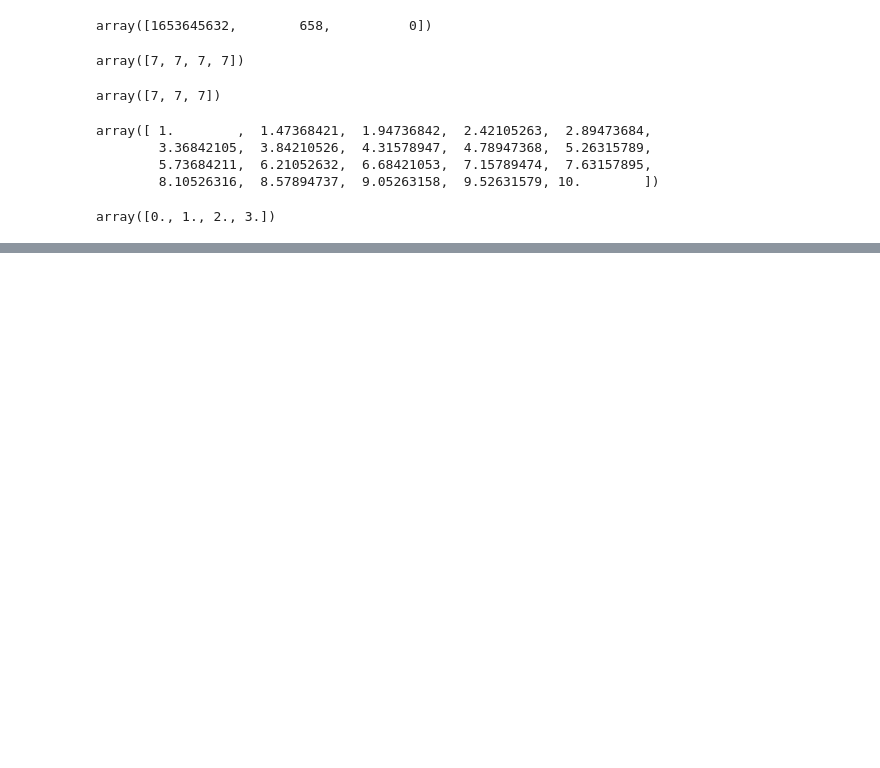
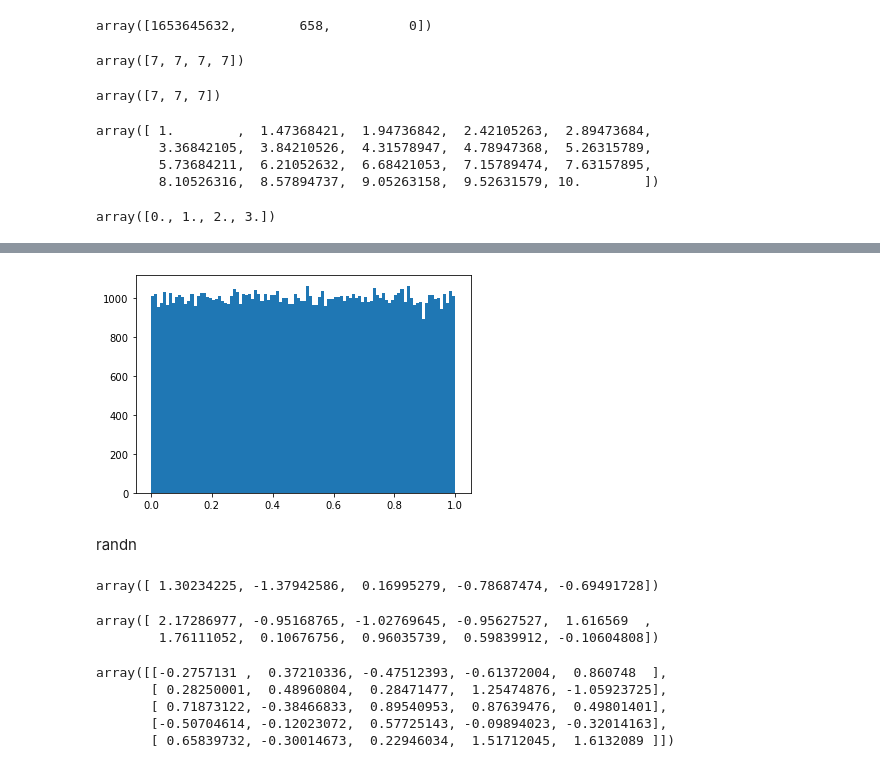
Before and after one commit to MevlutYildiz77/Numpy, a Jupyter notebook: numpy_in_class.ipynb, the cells around one changed output, grey strips where cells are left out. Drawn from its saved outputs; the diff is of its cells as text; code cells hidden in the pictures; blank space fills up the shorter version.

```diff
--- a/numpy_in_class.ipynb
+++ b/numpy_in_class.ipynb
@@ -127,0 +206,25 @@ array([0., 1., 2., 3.])
+# %%
+arr = np.random.rand(99999)
+plt.hist(arr, bins=100) # bin = çubuk sayısı
+plt.show()
+# %% [output]
+[figure, added]
+# %% [markdown]
+randn
+# %%
+np.random.randn(5)
+# %% [output]
+array([ 1.30234225, -1.37942586,  0.16995279, -0.78687474, -0.69491728])
+# %%
+np.random.randn(10)
+# %% [output]
+array([ 2.17286977, -0.95168765, -1.02769645, -0.95627527,  1.616569  ,
+        1.76111052,  0.10676756,  0.96035739,  0.59839912, -0.10604808])
+# %%
+np.random.randn(5,5)
+# %% [output]
+array([[-0.2757131 ,  0.37210336, -0.47512393, -0.61372004,  0.860748  ],
+       [ 0.28250001,  0.48960804,  0.28471477,  1.25474876, -1.05923725],
+       [ 0.71873122, -0.38466833,  0.89540953,  0.87639476,  0.49801401],
+       [-0.50704614, -0.12023072,  0.57725143, -0.09894023, -0.32014163],
+       [ 0.65839732, -0.30014673,  0.22946034,  1.51712045,  1.6132089 ]])
```
Also changed, not shown: parts of 35 cells of this notebook.
